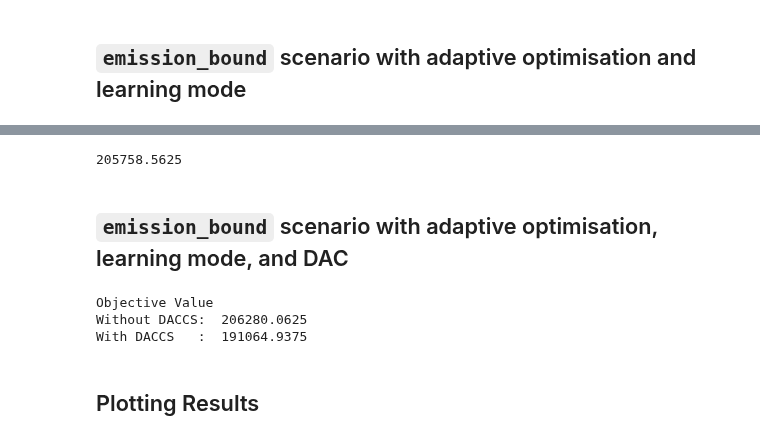
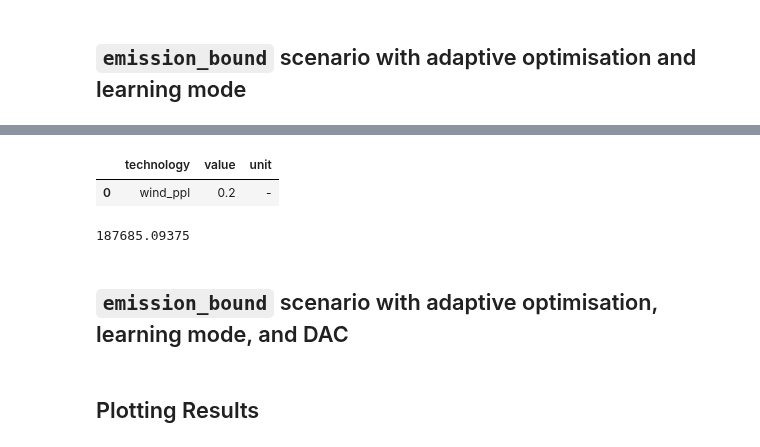
Before and after one commit to ywpratama/message_ix, a Jupyter notebook: tutorial/westeros/MESSAGE-CM2024/westeros_recursive-dynamic_learning_CM-2024.ipynb, the cells around one changed output, grey strips where cells are left out. Saved outputs shown, nothing was run; the diff lists cells and outputs as text; code cells hidden in the pictures.

Commit message:
add learning params to MESSAGE_ITEMS

```diff
--- a/tutorial/westeros/MESSAGE-CM2024/westeros_recursive-dynamic_learning_CM-2024.ipynb
+++ b/tutorial/westeros/MESSAGE-CM2024/westeros_recursive-dynamic_learning_CM-2024.ipynb
@@ -22,7 +22,7 @@ from message_ix.tools.add_tech import add_tech
 
 %matplotlib inline
 
-mp = ixmp.Platform()
+mp = ixmp.Platform("local")
 # %% [markdown]
 ## `baseline` scenario with recursive dynamic mode
 # %%
@@ -101,3 +101,6 @@ year_df = learning_scen.vintage_and_active_years()
 vintage_years, act_years = year_df["year_vtg"], year_df["year_act"]
 model_horizon = learning_scen.set("year")
 country = "Westeros"
+# %%
+learning_scen.add_set("newtec","wind_ppl")
+learning_scen.set("newtec")
@@ -104,3 +123,28 @@ country = "Westeros"
+# %%
+learning_pars = {
+    "alpha"          : 0.2,
+    "beta_unit"      : 0.8,
+    "beta_proj"      : 0,
+    "gamma_unit"     : 0.03,
+    "gamma_proj"     : 0.0,
+    "inv_cost_refidx": 1,
+    "knref_unit"     :30,
+    "sizeref_unit"   : 1,
+    "sizeref_proj"   :10,
+}
+
+for key,val in learning_pars.items():
+    df_par = make_df(key,
+                     technology = "wind_ppl",
+                     value = val,
+                     unit = "-"
+                    )
+    learning_scen.add_par(key,df_par)
+# %%
+learning_scen.par("alpha")
+# %% [output]
+|  | technology | value | unit |
+| 0 | wind_ppl | 0.2 | - |
 # %%
 learning_scen.commit(comment="Introducing recursive dynamic mode in MESSAGE")
 learning_scen.set_as_default()
@@ -109,7 +153,7 @@ learning_scen.solve(gams_args = ["--foresight=3","--learningmode=1"])
 
 learning_scen.var("OBJ")["lvl"]
 # %% [output]
-205758.5625
+187685.09375
 # %% [markdown]
 ## `emission_bound` scenario with adaptive optimisation, learning mode, and DAC
 # %%
@@ -140,10 +184,6 @@ dac_scenario.var("OBJ")["lvl"]
 print('Objective Value')
 print('Without DACCS: ', bound_scen.var("OBJ")["lvl"])
 print('With DACCS   : ', dac_scenario.var("OBJ")["lvl"])
-# %% [output]
-Objective Value
-Without DACCS:  206280.0625
-With DACCS   :  191064.9375
 # %% [markdown]
 ## Plotting Results
 # %% [raw]
```
Also changed, not shown: parts of 5 cells of this notebook, 4 other files.
